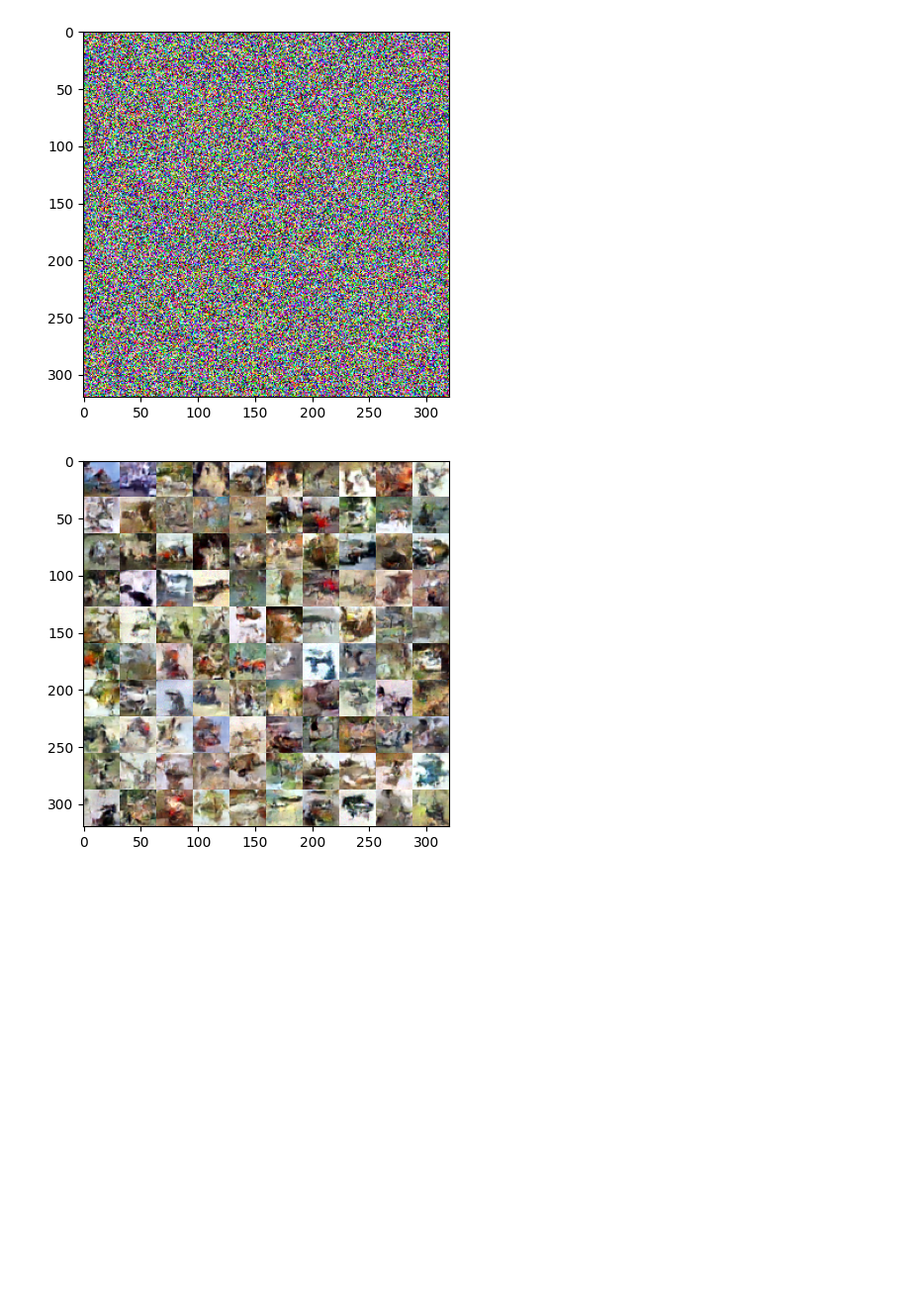
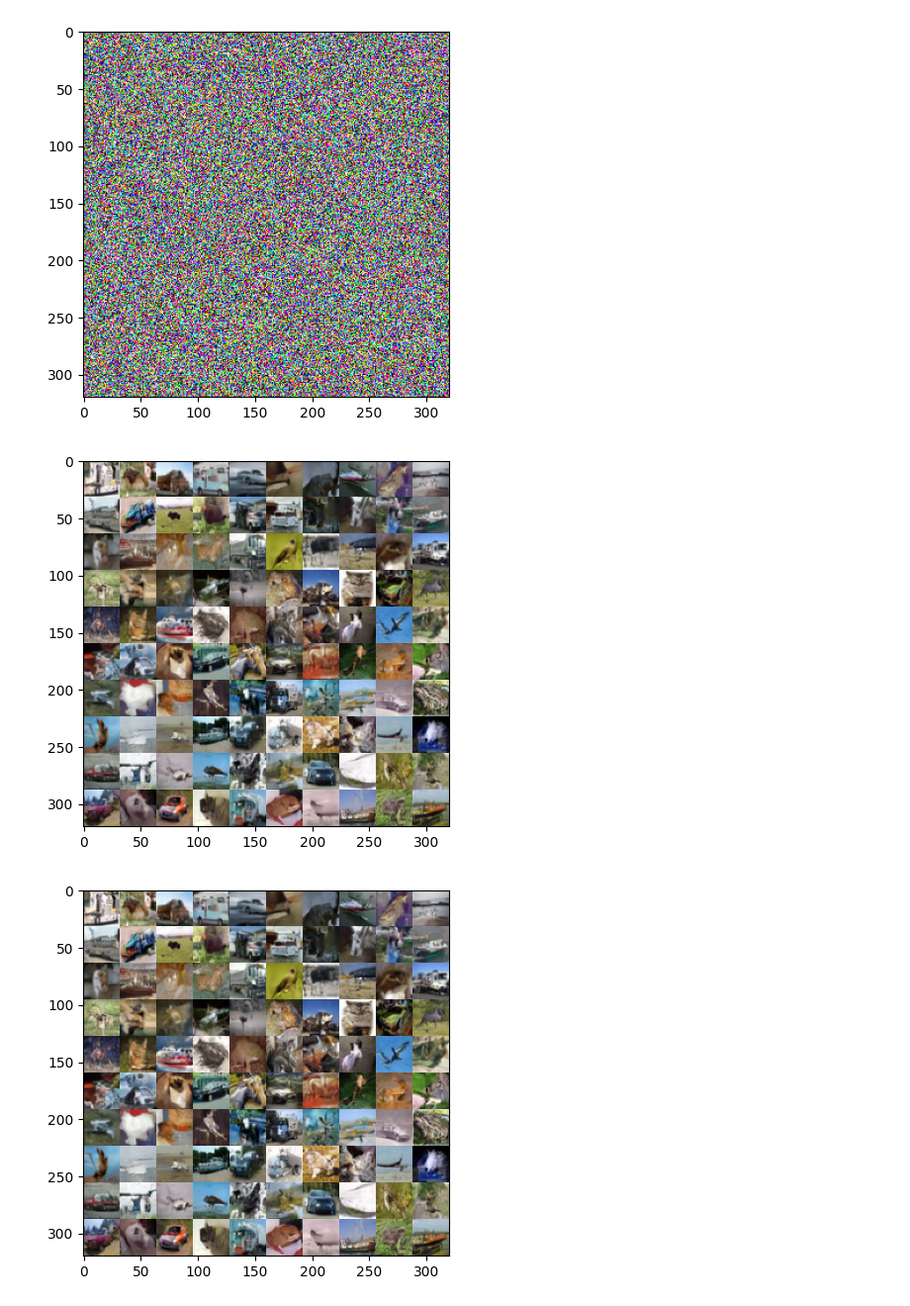
Before and after one commit to atong01/conditional-flow-matching, a Jupyter notebook: examples/cifar10/cifar.ipynb, the cells around one changed output. Shown at 99% size. Cells and saved outputs as stored; diff of their text form; code cells hidden in the pictures; blank space fills up the shorter version.

Commit message:
add train cifar 10 1000 epochs

```diff
--- a/examples/cifar10/cifar.ipynb
+++ b/examples/cifar10/cifar.ipynb
@@ -119,23 +119,42 @@ imshow(grid.detach().cpu())
 # %% [output]
 [figure]
 # %%
-PATH = 'weights/reproduced_cifar10_weights_epoch_{}.pt'.format(n_epochs-2)
+new_net = UNetModelWrapper(
+    dim=(3, 32, 32),
+    num_res_blocks=2,
+    num_channels=64,
+    channel_mult=[1, 2, 2, 2],
+    num_heads=4,
+    num_head_channels=64,
+    attention_resolutions="16",
+    dropout=0).to(device)
+
+new_net = torch.nn.DataParallel(new_net).cuda()
+
+PATH = 'weights/reproduced_cifar10_weights_epoch_999.pt'
 checkpoint = torch.load(PATH)
 new_net.load_state_dict(checkpoint['model_state_dict'])
-optimizer.load_state_dict(checkpoint['optimizer_state_dict'])
-epoch = checkpoint['epoch']
-loss = checkpoint['loss']
 
+new_net = new_net.module.to(device)
 new_net.eval()
+
+node = NeuralODE(new_net, solver="euler", sensitivity="adjoint", atol=1e-4, rtol=1e-4)
 
 with torch.no_grad():
     traj = node.trajectory(
         torch.randn(100, 3, 32, 32).to(device),
         t_span=torch.linspace(0, 1, 100).to(device),
     )
 grid = make_grid(
     traj[-1, :100].view([-1, 3, 32, 32]).clip(-1, 1), value_range=(-1, 1), padding=0, nrow=10
 )
 imshow(grid.detach().cpu())
+
+
+img = grid.detach().cpu() / 2 + 0.5     # unnormalize
+npimg = img.numpy()
+plt.imshow(np.transpose(npimg, (1, 2, 0)))
+plt.savefig('imgs/generated_cifar_epoch_999.png')
 # %% [output]
-[figure, old version]
+[figure, new version]
+[figure, added]
```
Also changed, not shown: 1 other file.
